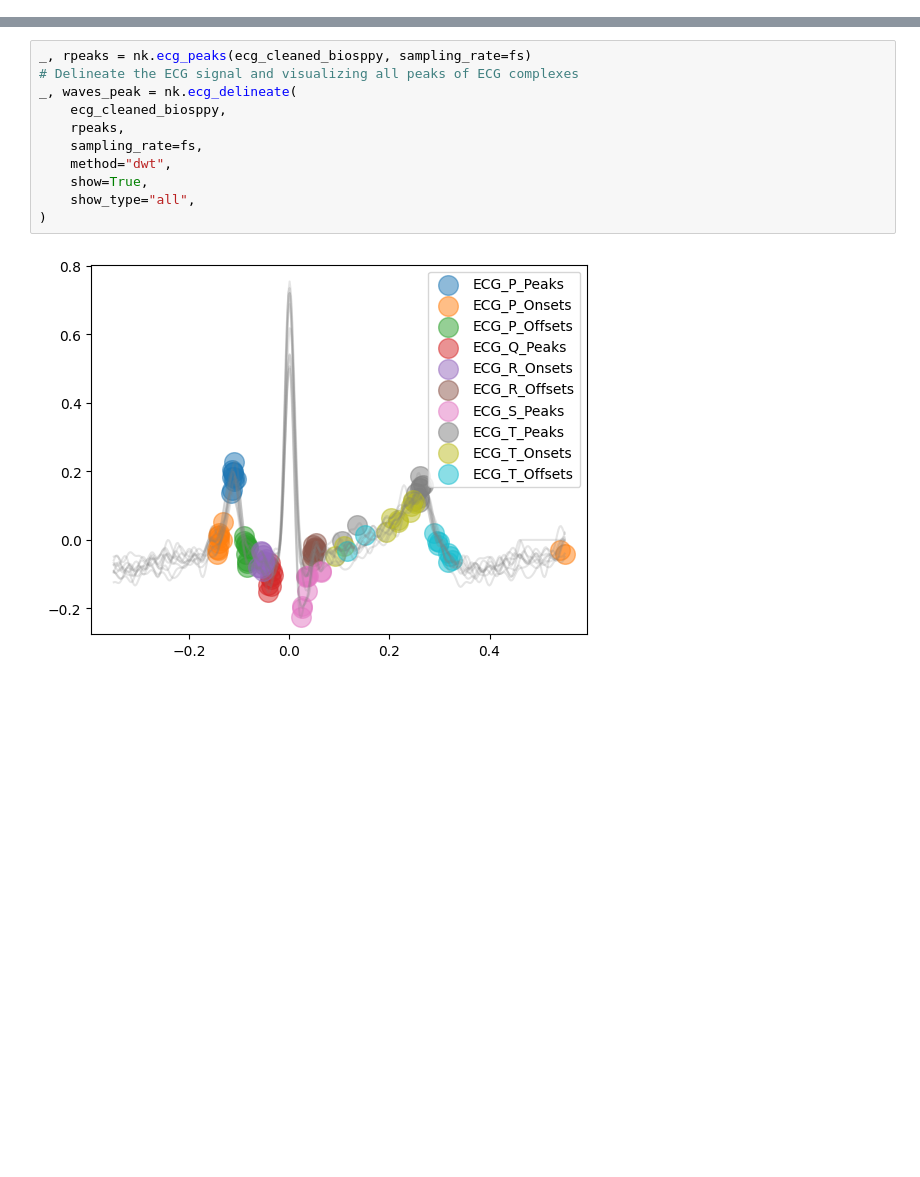
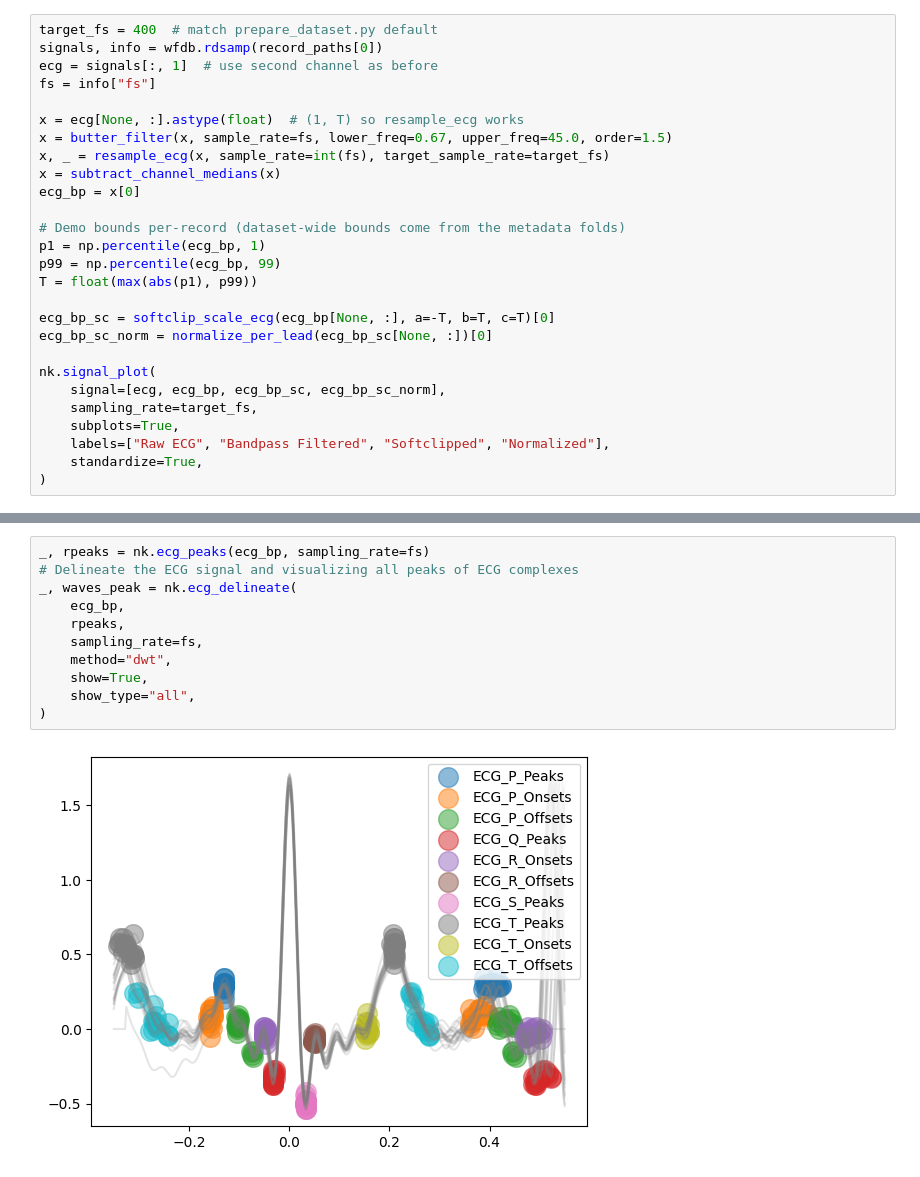
Before and after one commit to floherzler/ecg-chagas-embeddings, a Jupyter notebook: src/ecg_chagas_embeddings/notebooks/neurokit.ipynb, the cells around one changed output, grey strips where cells are left out. Drawn from its saved outputs; the diff is of its cells as text; blank space fills up the shorter version.

```diff
--- a/src/ecg_chagas_embeddings/notebooks/neurokit.ipynb
+++ b/src/ecg_chagas_embeddings/notebooks/neurokit.ipynb
@@ -35,0 +86,27 @@ nk.signal_plot(
+# %%
+target_fs = 400  # match prepare_dataset.py default
+signals, info = wfdb.rdsamp(record_paths[0])
+ecg = signals[:, 1]  # use second channel as before
+fs = info["fs"]
+
+x = ecg[None, :].astype(float)  # (1, T) so resample_ecg works
+x = butter_filter(x, sample_rate=fs, lower_freq=0.67, upper_freq=45.0, order=1.5)
+x, _ = resample_ecg(x, sample_rate=int(fs), target_sample_rate=target_fs)
+x = subtract_channel_medians(x)
+ecg_bp = x[0]
+
+# Demo bounds per-record (dataset-wide bounds come from the metadata folds)
+p1 = np.percentile(ecg_bp, 1)
+p99 = np.percentile(ecg_bp, 99)
+T = float(max(abs(p1), p99))
+
+ecg_bp_sc = softclip_scale_ecg(ecg_bp[None, :], a=-T, b=T, c=T)[0]
+ecg_bp_sc_norm = normalize_per_lead(ecg_bp_sc[None, :])[0]
+
+nk.signal_plot(
+    signal=[ecg, ecg_bp, ecg_bp_sc, ecg_bp_sc_norm],
+    sampling_rate=target_fs,
+    subplots=True,
+    labels=["Raw ECG", "Bandpass Filtered", "Softclipped", "Normalized"],
+    standardize=True,
+)
@@ -41,13 +212,13 @@ epochs = nk.ecg_segment(ecg_cleaned_biosppy, rpeaks=None, sampling_rate=fs, show
 # %%
-_, rpeaks = nk.ecg_peaks(ecg_cleaned_biosppy, sampling_rate=fs)
+_, rpeaks = nk.ecg_peaks(ecg_bp, sampling_rate=fs)
 # Delineate the ECG signal and visualizing all peaks of ECG complexes
 _, waves_peak = nk.ecg_delineate(
-    ecg_cleaned_biosppy,
+    ecg_bp,
     rpeaks,
     sampling_rate=fs,
     method="dwt",
     show=True,
     show_type="all",
 )
 # %% [output]
-[figure, old version]
+[figure, new version]
```
Also changed, not shown: parts of 11 cells of this notebook, 1 other file.
